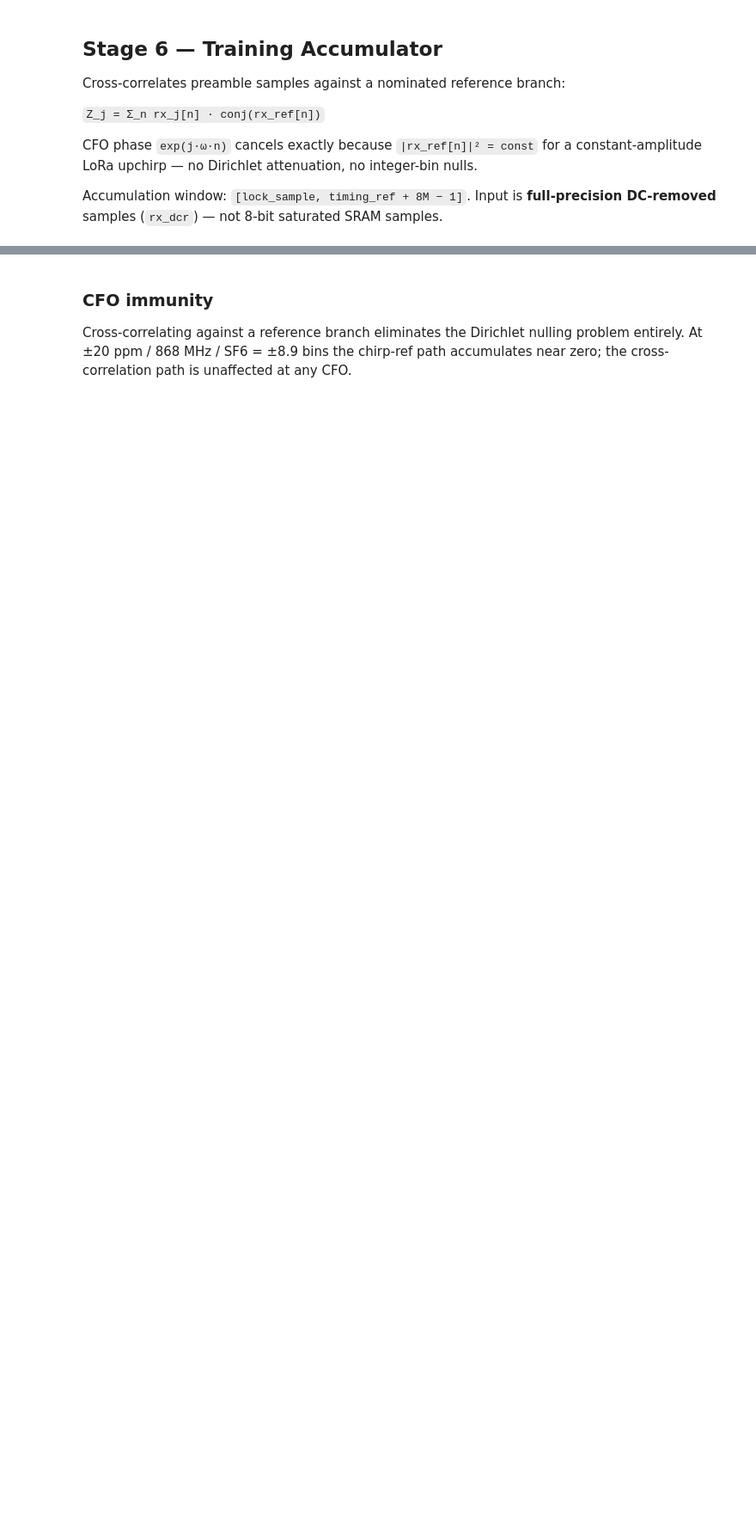
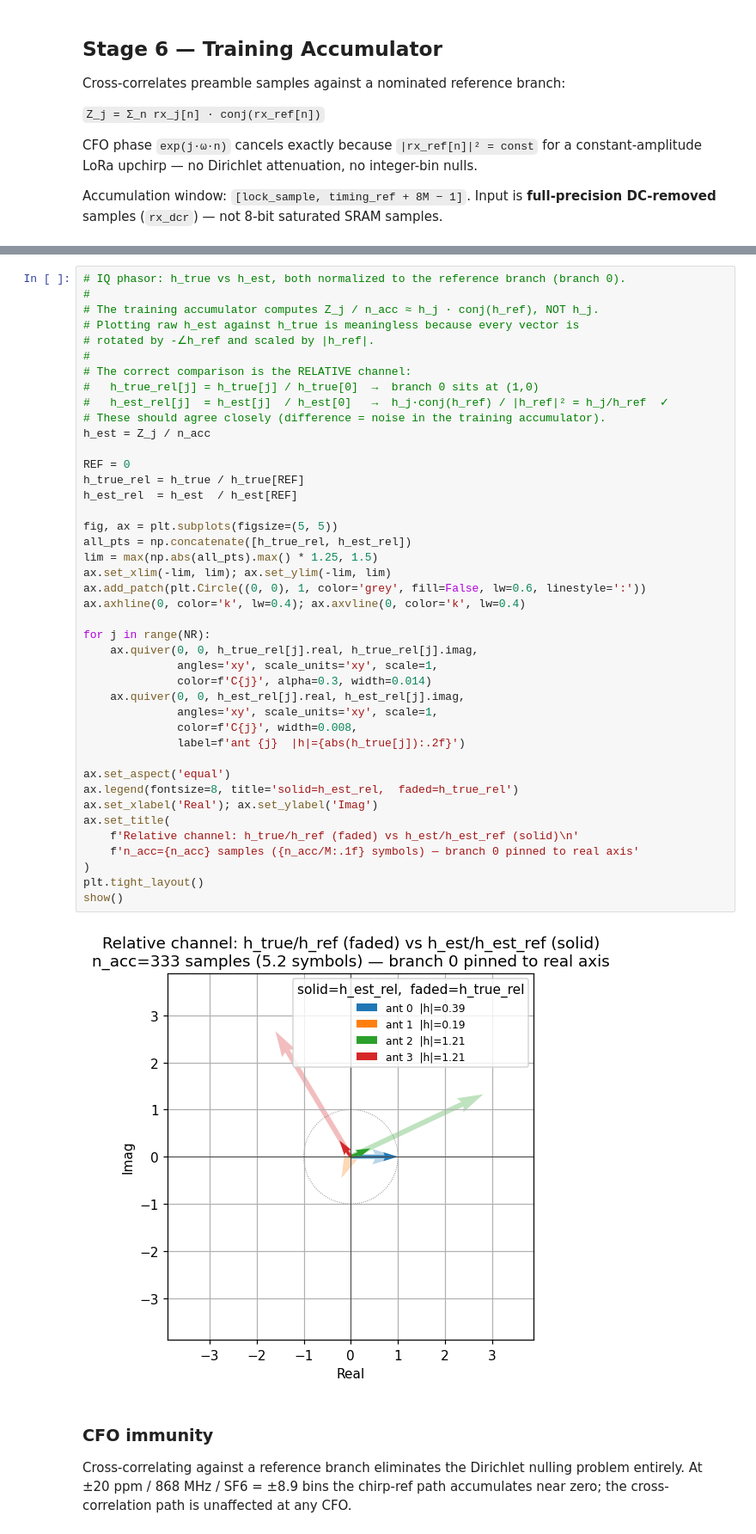
Before and after one commit to Sheffield-Chip-Design-Team/chipathon-2026, a Jupyter notebook: lora-mimo/sim/notebooks/03_nonfft_dsp_chain.ipynb, the cells around one changed output, grey strips where cells are left out. Shown at 86% size. Saved outputs shown, nothing was run; the diff lists cells and outputs as text; blank space fills up the shorter version.

```diff
--- a/lora-mimo/sim/notebooks/03_nonfft_dsp_chain.ipynb
+++ b/lora-mimo/sim/notebooks/03_nonfft_dsp_chain.ipynb
@@ -231,3 +283,47 @@ for j in range(NR):
+# %%
+# IQ phasor: h_true vs h_est, both normalized to the reference branch (branch 0).
+#
+# The training accumulator computes Z_j / n_acc ≈ h_j · conj(h_ref), NOT h_j.
+# Plotting raw h_est against h_true is meaningless because every vector is
+# rotated by -∠h_ref and scaled by |h_ref|.
+#
+# The correct comparison is the RELATIVE channel:
+#   h_true_rel[j] = h_true[j] / h_true[0]  →  branch 0 sits at (1,0)
+#   h_est_rel[j]  = h_est[j]  / h_est[0]   →  h_j·conj(h_ref) / |h_ref|² = h_j/h_ref  ✓
+# These should agree closely (difference = noise in the training accumulator).
+h_est = Z_j / n_acc
+
+REF = 0
+h_true_rel = h_true / h_true[REF]
+h_est_rel  = h_est  / h_est[REF]
+
+fig, ax = plt.subplots(figsize=(5, 5))
+all_pts = np.concatenate([h_true_rel, h_est_rel])
+lim = max(np.abs(all_pts).max() * 1.25, 1.5)
+ax.set_xlim(-lim, lim); ax.set_ylim(-lim, lim)
+ax.add_patch(plt.Circle((0, 0), 1, color='grey', fill=False, lw=0.6, linestyle=':'))
+ax.axhline(0, color='k', lw=0.4); ax.axvline(0, color='k', lw=0.4)
+
+for j in range(NR):
+    ax.quiver(0, 0, h_true_rel[j].real, h_true_rel[j].imag,
+              angles='xy', scale_units='xy', scale=1,
+              color=f'C{j}', alpha=0.3, width=0.014)
+    ax.quiver(0, 0, h_est_rel[j].real, h_est_rel[j].imag,
+              angles='xy', scale_units='xy', scale=1,
+              color=f'C{j}', width=0.008,
+              label=f'ant {j}  |h|={abs(h_true[j]):.2f}')
+
+ax.set_aspect('equal')
+ax.legend(fontsize=8, title='solid=h_est_rel,  faded=h_true_rel')
+ax.set_xlabel('Real'); ax.set_ylabel('Imag')
+ax.set_title(
+    f'Relative channel: h_true/h_ref (faded) vs h_est/h_est_ref (solid)\n'
+    f'n_acc={n_acc} samples ({n_acc/M:.1f} symbols) — branch 0 pinned to real axis'
+)
+plt.tight_layout()
+show()
+# %% [output]
+[figure, added]
 # %% [markdown]
 ### CFO immunity
 
```
Also changed, not shown: parts of 24 cells of this notebook, 11 other files.
